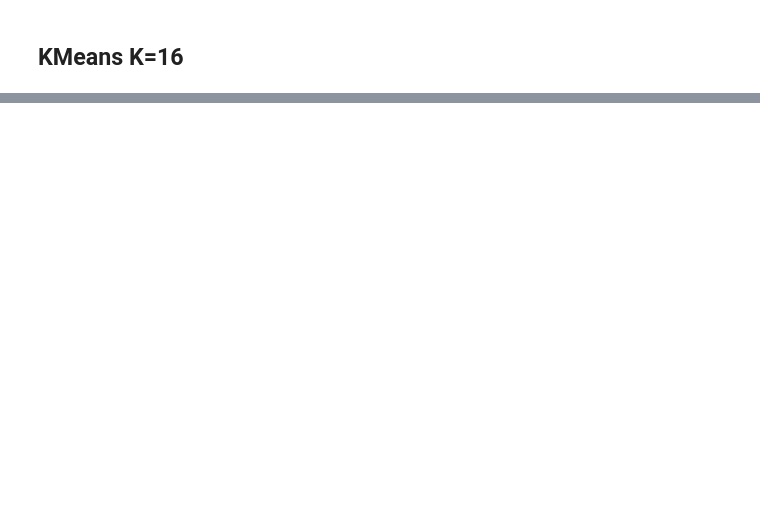
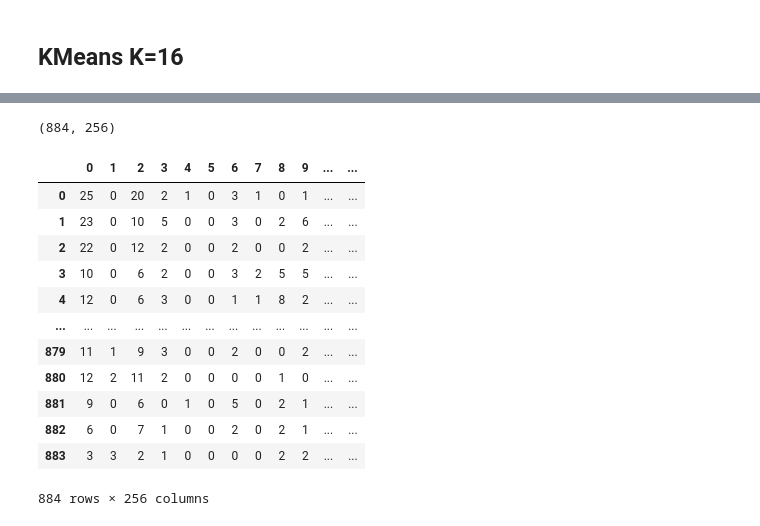
Before and after one commit to DatUser/sequential-gpu, a Jupyter notebook: src/Patch clustering and Patch classification.ipynb, the cells around one changed output, grey strips where cells are left out. Drawn from its saved outputs; the diff is of its cells as text; code cells hidden in the pictures; blank space fills up the shorter version.

```diff
--- a/src/Patch clustering and Patch classification.ipynb
+++ b/src/Patch clustering and Patch classification.ipynb
@@ -52 +67,21 @@ histogram = np.array(histogram)
+# %%
+histogram.shape
+# %% [output]
+(884, 256)
+# %%
+histogram
+# %% [output]
+|  | 0 | 1 | 2 | 3 | 4 | 5 | 6 | 7 | 8 | 9 | ... | ... |
+| 0 | 25 | 0 | 20 | 2 | 1 | 0 | 3 | 1 | 0 | 1 | ... | ... |
+| 1 | 23 | 0 | 10 | 5 | 0 | 0 | 3 | 0 | 2 | 6 | ... | ... |
+| 2 | 22 | 0 | 12 | 2 | 0 | 0 | 2 | 0 | 0 | 2 | ... | ... |
+| 3 | 10 | 0 | 6 | 2 | 0 | 0 | 3 | 2 | 5 | 5 | ... | ... |
+| 4 | 12 | 0 | 6 | 3 | 0 | 0 | 1 | 1 | 8 | 2 | ... | ... |
+| ... | ... | ... | ... | ... | ... | ... | ... | ... | ... | ... | ... | ... |
+| 879 | 11 | 1 | 9 | 3 | 0 | 0 | 2 | 0 | 0 | 2 | ... | ... |
+| 880 | 12 | 2 | 11 | 2 | 0 | 0 | 0 | 0 | 1 | 0 | ... | ... |
+| 881 | 9 | 0 | 6 | 0 | 1 | 0 | 5 | 0 | 2 | 1 | ... | ... |
+| 882 | 6 | 0 | 7 | 1 | 0 | 0 | 2 | 0 | 2 | 1 | ... | ... |
+| 883 | 3 | 3 | 2 | 1 | 0 | 0 | 0 | 0 | 2 | 2 | ... | ... |
+884 rows × 256 columns
 # %%
```
Also changed, not shown: parts of 14 cells of this notebook.
